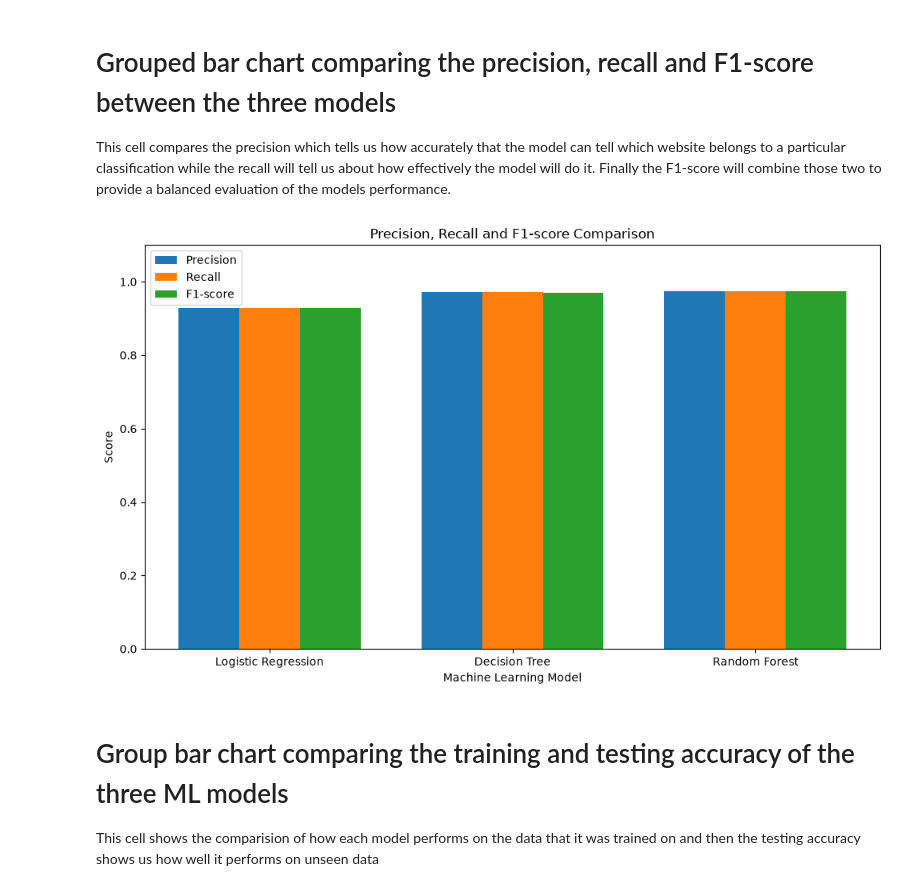
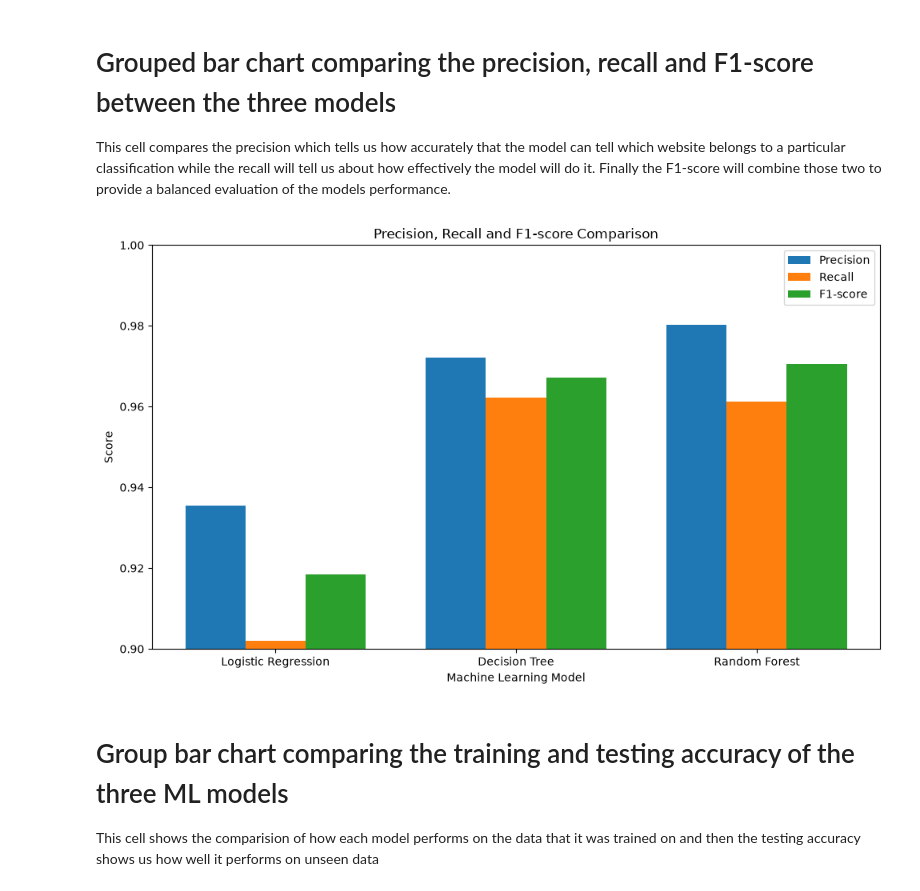
Before and after one commit to Sam-Cardo/Phishing-Website-Detection-DS-ML, a Jupyter notebook: model/phising_website.ipynb, the cells around one changed output. Saved outputs shown, nothing was run; the diff lists cells and outputs as text; code cells hidden in the pictures.

```diff
--- a/model/phising_website.ipynb
+++ b/model/phising_website.ipynb
@@ -827,57 +772,54 @@ plt.show()
 # Grouped bar chart comparing the precision, recall and F1-score between the three models
 This cell compares the precision which tells us how accurately that the model can tell which website belongs to a particular classification while the recall will tell us about how effectively the model will do it. Finally the F1-score will combine those two to provide a balanced evaluation of the models performance.
 # %%
-# Imports the precision_score, recall_score, and f1_score functions from the sklearn.metrics module
-from sklearn.metrics import precision_score, recall_score, f1_score
-
 # Creates lists to store the precision, recall, and F1-score for each model
 precision = [
-    precision_score(y_test, y_pred, average='weighted'),
-    precision_score(y_test, tree_pred, average='weighted'),
-    precision_score(y_test, forest_pred, average='weighted')
+    precision_score(y_test, y_pred, pos_label=-1),
+    precision_score(y_test, tree_pred, pos_label=-1),
+    precision_score(y_test, forest_pred, pos_label=-1)
 ]
 
 # Creates lists to store the recall and F1-score for each model
 recall = [
-    recall_score(y_test, y_pred, average='weighted'),
-    recall_score(y_test, tree_pred, average='weighted'),
-    recall_score(y_test, forest_pred, average='weighted')
+    recall_score(y_test, y_pred, pos_label=-1),
+    recall_score(y_test, tree_pred, pos_label=-1),
+    recall_score(y_test, forest_pred, pos_label=-1)
 ]
 
 # Creates lists to store the F1-score for each model
 f1 = [
-    f1_score(y_test, y_pred, average='weighted'),
-    f1_score(y_test, tree_pred, average='weighted'),
-    f1_score(y_test, forest_pred, average='weighted')
+    f1_score(y_test, y_pred, pos_label=-1),
+    f1_score(y_test, tree_pred, pos_label=-1),
+    f1_score(y_test, forest_pred, pos_label=-1)
 ]
 
 # Creates x-axis positions for the bars
 x = range(len(models))
 
 # width of the bars in the bar chart
 width = 0.25
 
 # figures the size of the bar chart
 plt.figure(figsize=(10, 6))
 
 # Plots the precision, recall, and F1-score for each model as separate bars in the bar chart
 plt.bar([i - width for i in x], precision, width, label='Precision')
 plt.bar(x, recall, width, label='Recall')
 plt.bar([i + width for i in x], f1, width, label='F1-score')
 
 # sets the title, x-axis label, y-axis label, and y-axis limits for the bar chart
 plt.title('Precision, Recall and F1-score Comparison')
 plt.xlabel('Machine Learning Model')
 plt.ylabel('Score')
-plt.xticks(list(x), models)
-plt.ylim(0, 1.1)
+plt.xticks(list(x), ['Logistic Regression', 'Decision Tree', 'Random Forest'])
+plt.ylim(0.90, 1.00)
 plt.legend()
 
-# sets the title, x-axis label, y-axis label, and y-axis limits for the bar chart
+# Adjusts the spacing of the chart
 plt.tight_layout()
 plt.show()
 # %% [output]
-[figure, old version]
+[figure, new version]
 # %% [markdown]
 # Group bar chart comparing the training and testing accuracy of the three ML models
 This cell shows the comparision of how each model performs on the data that it was trained on and then the testing accuracy shows us how well it performs on unseen data
```
Also changed, not shown: parts of 48 cells of this notebook.
